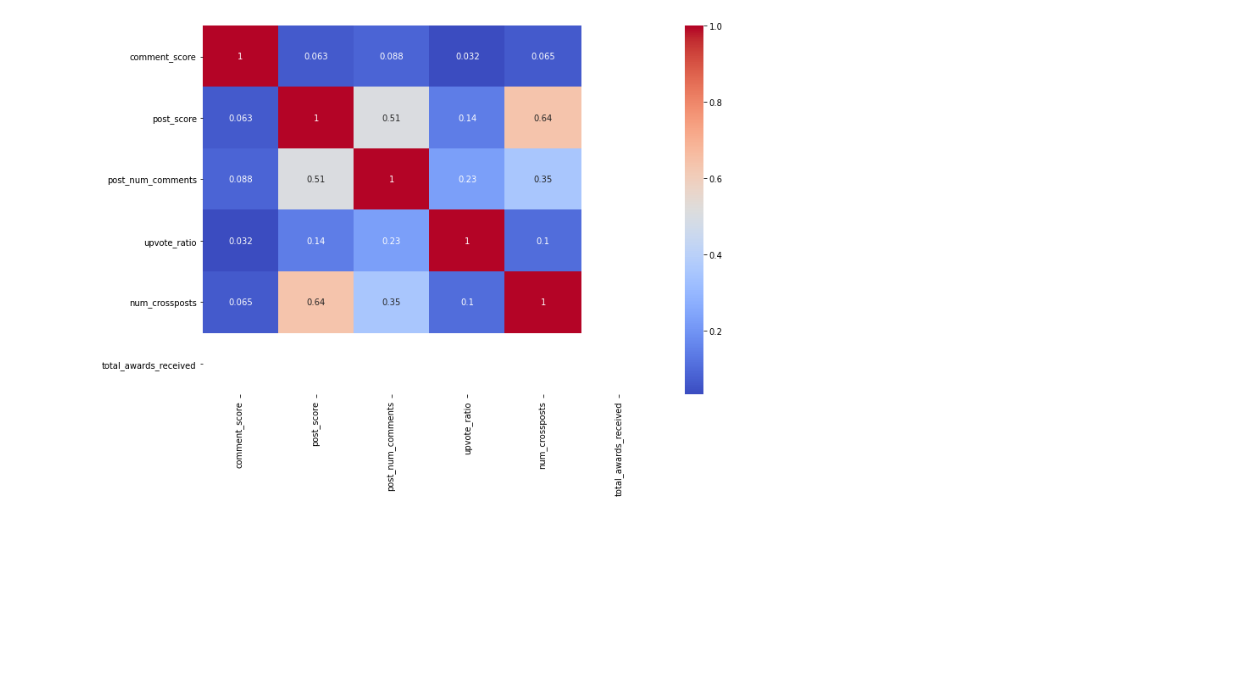
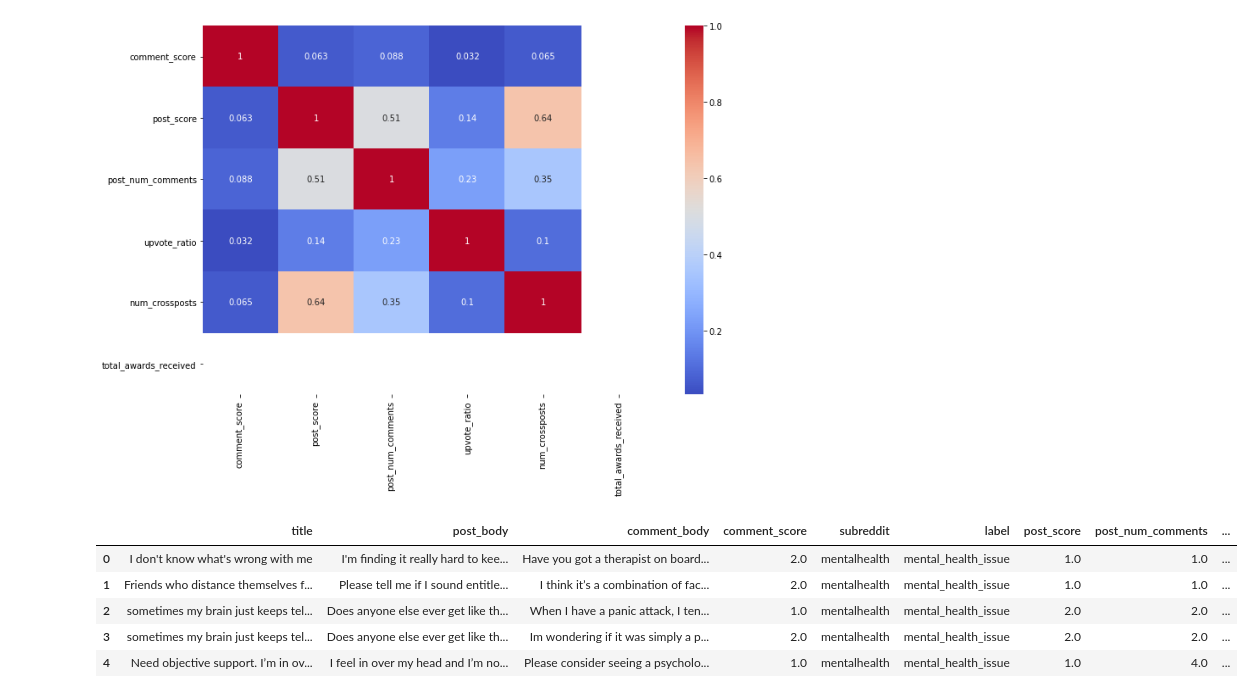
Before and after one commit to CynthiaJerono/Phase_5_Project, a Jupyter notebook: Bestina.ipynb, the cells around one changed output. Saved outputs shown, nothing was run; the diff lists cells and outputs as text; code cells hidden in the pictures; blank space fills up the shorter version.

```diff
--- a/Bestina.ipynb
+++ b/Bestina.ipynb
@@ -306,3 +306,12 @@ sns.heatmap(corr, annot=True, cmap='coolwarm')
 plt.show()
 # %% [output]
 [figure]
+# %%
+df.head()
+# %% [output]
+|  | title | post_body | comment_body | comment_score | subreddit | label | post_score | post_num_comments | ... |
+| 0 | I don't know what's wrong with me | I'm finding it really hard to kee... | Have you got a therapist on board... | 2.0 | mentalhealth | mental_health_issue | 1.0 | 1.0 | ... |
+| 1 | Friends who distance themselves f... | Please tell me if I sound entitle... | I think it’s a combination of fac... | 2.0 | mentalhealth | mental_health_issue | 1.0 | 1.0 | ... |
+| 2 | sometimes my brain just keeps tel... | Does anyone else ever get like th... | When I have a panic attack, I ten... | 1.0 | mentalhealth | mental_health_issue | 2.0 | 2.0 | ... |
+| 3 | sometimes my brain just keeps tel... | Does anyone else ever get like th... | Im wondering if it was simply a p... | 2.0 | mentalhealth | mental_health_issue | 2.0 | 2.0 | ... |
+| 4 | Need objective support. I’m in ov... | I feel in over my head and I’m no... | Please consider seeing a psycholo... | 1.0 | mentalhealth | mental_health_issue | 1.0 | 4.0 | ... |
```
Also changed, not shown: parts of 4 cells of this notebook.
